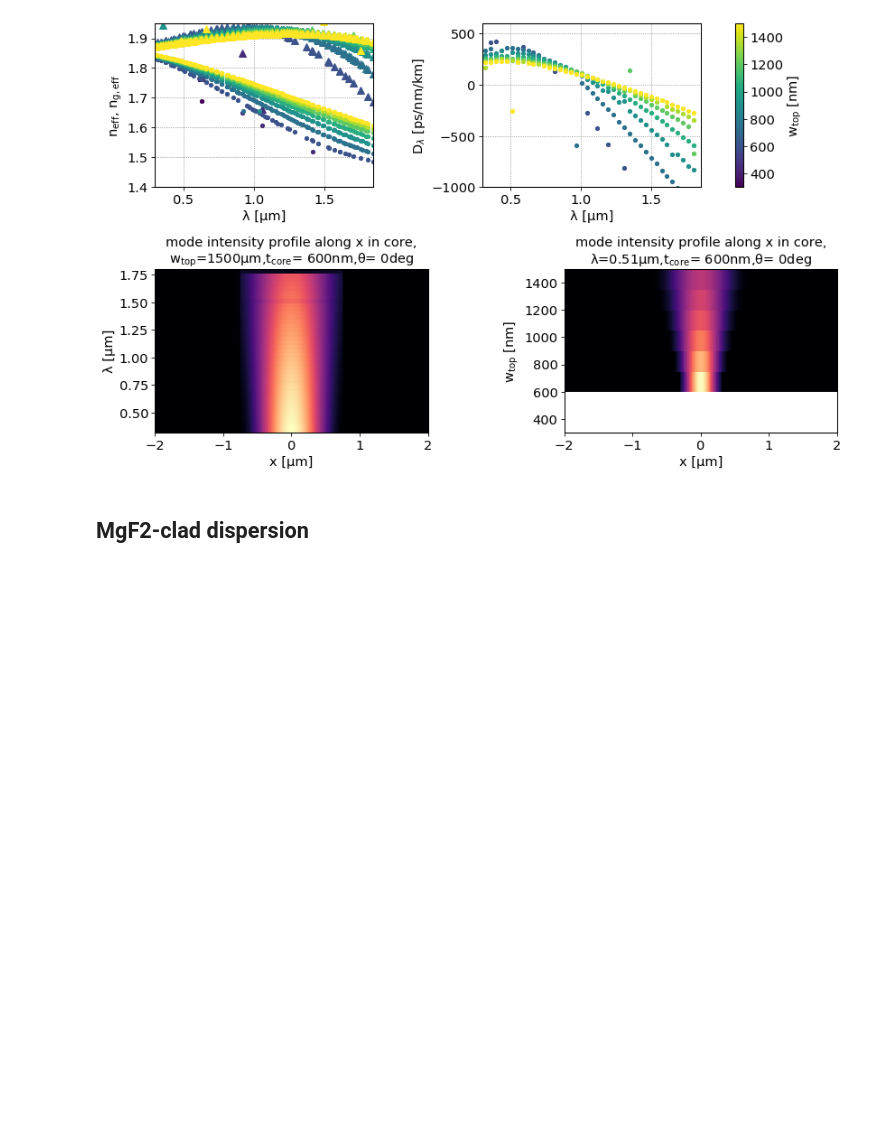
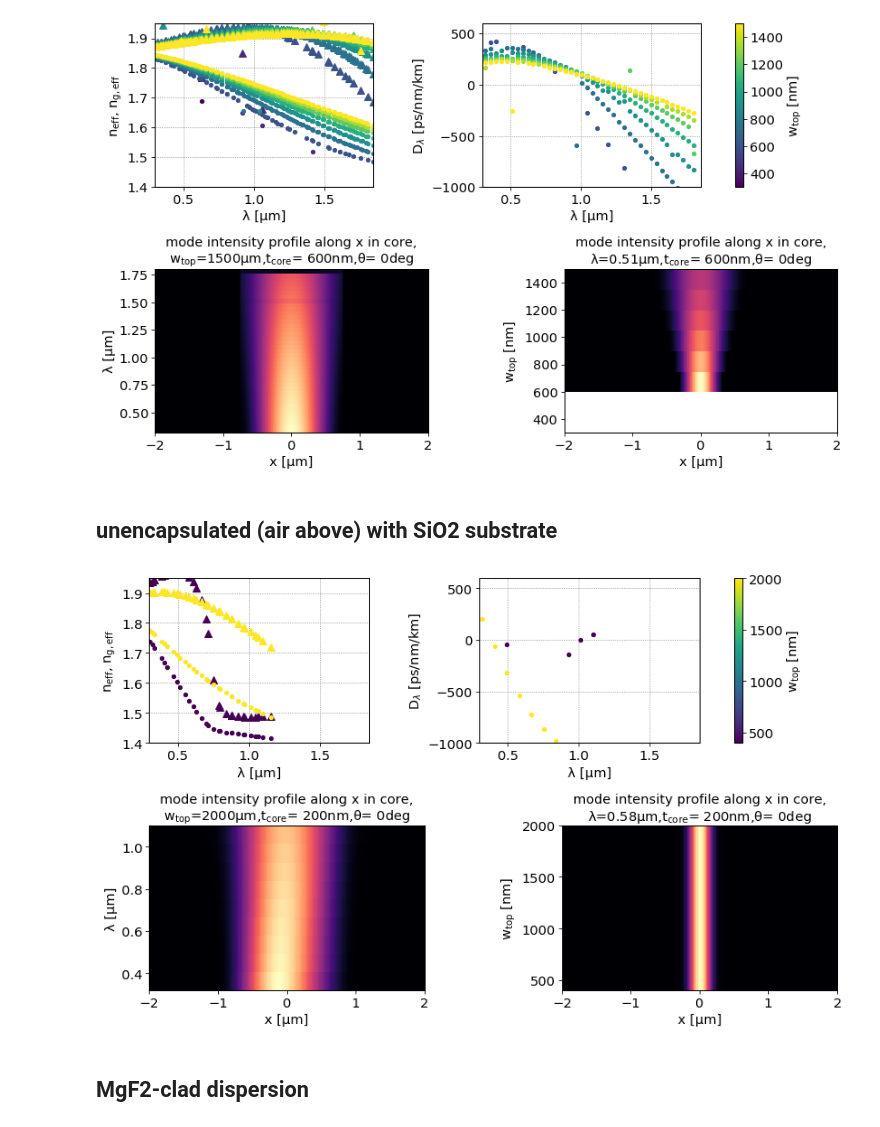
Before and after one commit to doddgray/optics_modeling, a Jupyter notebook: wg_disp/a-HfO2.ipynb, the cells around one changed output. Saved outputs shown, nothing was run; the diff lists cells and outputs as text; code cells hidden in the pictures; blank space fills up the shorter version.

Commit message:
shorter sweep for a-HfO2 with substrates

```diff
--- a/wg_disp/a-HfO2.ipynb
+++ b/wg_disp/a-HfO2.ipynb
@@ -2,20 +2,32 @@
 # load data
 import pickle
 
+## load original dataset, a-HfO2 fully clad in SiO2
 sweep_dir_clad = '/home/dodd/data/wg_disp/wgparams_sweep_HfO2_SiO2_2020_03_02_17_06_19/'
 with open(sweep_dir_clad+'metadata.dat', 'rb') as f:
     params = pickle.load(f,)
 ds = np.load(sweep_dir_clad+"data.npy",allow_pickle=True)[()]
 
+## load "fully MgF2 clad" dataset
 sweep_dir_mgf2 = '/home/dodd/data/wg_disp/wgparams_sweep_HfO2_MgF2_2020_03_06_03_52_23/'
 with open(sweep_dir_mgf2+'metadata.dat', 'rb') as f:
     params_mgf2 = pickle.load(f,)
 ds_mgf2 = np.load(sweep_dir_mgf2+"data.npy",allow_pickle=True)[()]
 
+## load "suspended" (fully air clad) dataset
 sweep_dir_air = '/home/dodd/data/wg_disp/wgparams_sweep_HfO2_Air_2020_03_03_21_14_30/'
 with open(sweep_dir_air+'metadata.dat', 'rb') as f:
     params_air = pickle.load(f,)
 ds_air = np.load(sweep_dir_air+"data.npy",allow_pickle=True)[()]
+
+## load "air clad with SiO2 substrate" dataset
+sweep_dir_subsSiO2 = '/home/dodd/data/wg_disp/wgparams_sweep_HfO2_SubsSiO2_2020_03_11_10_50_05/'
+with open(sweep_dir_subsSiO2+'metadata.dat', 'rb') as f:
+    params_subsSiO2 = pickle.load(f,)
+ds_subsSiO2 = np.load(sweep_dir_subsSiO2+"data.npy",allow_pickle=True)[()]
+
+
+
 
 # # parameters copied from script
 # ########### Parameters ###############
@@ -131,6 +177,10 @@ ylim01 = -1000,600
 d = ds
 p = params
 
+λ_list = p['λ_list']
+w_top_list = p['w_top_list']
+fact_list = p['λ_factor_list']
+
 figsize=(13,8)
 wspace=0.5
 hspace=0.5
@@ -194,3 +244,5 @@ for a in ax[1]:
     a.set_xlabel('x [μm]')
 # %% [output]
 [figure]
+# %% [markdown]
+## unencapsulated (air above) with SiO2 substrate
@@ -197,3 +274,63 @@ for a in ax[1]:
+# %%
+# plot SiO2 substrate (unencapsulated) dispersion
+
+fig,ax = plt.subplots(2,
+                      2,
+                      figsize=figsize,
+                      gridspec_kw={'wspace':wspace,'hspace':hspace},
+                     )
+
+norm = Normalize(p['w_top_list'].min().m,p['w_top_list'].max().m)
+sm = cm.ScalarMappable(norm, cmap)
+sm.set_array([])
+
+Δx = p['Xgrid']
+nx = d['p_x'].shape[-1]
+dx = Δx / nx
+x = np.linspace(-Δx/2., Δx/2., nx)
+
+for wind,ww in enumerate(w_top_list):
+#     color = f'C{wind}'
+    color=cmap(norm(ww.m))
+    label = f'{int(w_top_list[wind].to(u.um).m)} μm'
+    for fact_ind,fact in enumerate(fact_list):
+        ax[0,0].plot(fact*λ_list.to(u.um).m,d['neff'][fact_ind,:,wind][:,t_ind,θ_ind],'.',color=color)
+        ax[0,0].plot(fact*λ_list.to(u.um).m,d['ng'][fact_ind,:,wind][:,t_ind,θ_ind],'^',color=color)
+    ax[0,1].plot(λ_list.to(u.um).m,d['D'][:,wind][:,t_ind,θ_ind].m,'.',color=color,label=label)
+
+for a in ax[0]:
+    a.set_xlim([λ_min,λ_max])
+    a.set_xlabel('λ [μm]')
+
+ax[0,0].set_ylabel('n$_\mathrm{eff}$, n$_\mathrm{g,eff}$')
+# ax[1].set_ylabel('n$_\mathrm{g,eff}$')
+ax[0,1].set_ylabel('D$_{λ}$ [ps/nm/km]')
+
+
+ax[0,0].set_ylim(ylim00)
+ax[0,1].set_ylim(ylim01)
+
+cb = plt.colorbar(sm,ax=ax[0],label='w$_\mathrm{top}$ [nm]')
+
+z = d['p_x'][0,:,w_ind_x_prof,t_ind,θ_ind,:]
+y = p['λ_list'].to(u.um).m
+ax[1,0].pcolormesh(x,y,z,cmap=cm_xprof)
+ax[1,0].set_ylabel('λ [μm]')
+param_str = "w$_\mathrm{top}$"+f"={p['w_top_list'][w_ind_x_prof].to(u.nm).m:4.0f}μm,"+"t$_\mathrm{core}$"+f"={p['t_core_list'][t_ind].to(u.nm).m:4.0f}nm,θ={p['θ_list'][θ_ind]:2.0f}deg"
+ax[1,0].set_title('mode intensity profile along x in core,\n'+param_str)
+
+
+z = d['p_x'][0,λ_ind_x_prof,:,t_ind,θ_ind,:]
+y = p['w_top_list'].to(u.nm).m
+ax[1,1].pcolormesh(x,y,z,cmap=cm_xprof)
+ax[1,1].set_ylabel('w$_\mathrm{top}$ [nm]')
+param_str = f"λ={p['λ_list'][λ_ind_x_prof].to(u.um).m:2.2f}μm,"+"t$_\mathrm{core}$"+f"={p['t_core_list'][t_ind].to(u.nm).m:4.0f}nm,θ={p['θ_list'][θ_ind]:2.0f}deg"
+ax[1,1].set_title('mode intensity profile along x in core,\n'+param_str)
+
+for a in ax[1]:
+    a.set_xlabel('x [μm]')
+# %% [output]
+[figure, added]
 # %% [markdown]
 ## MgF2-clad dispersion
 # %%
```
Also changed, not shown: parts of 7 cells of this notebook, 2 other files.
